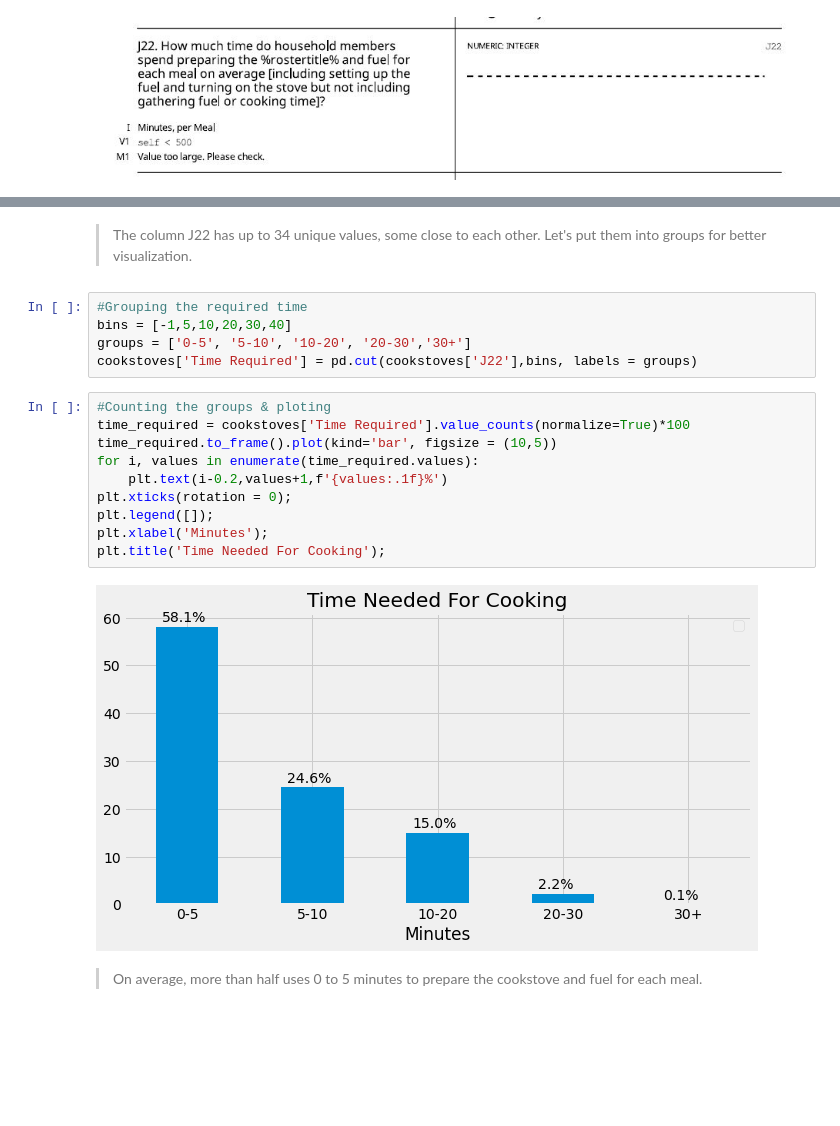
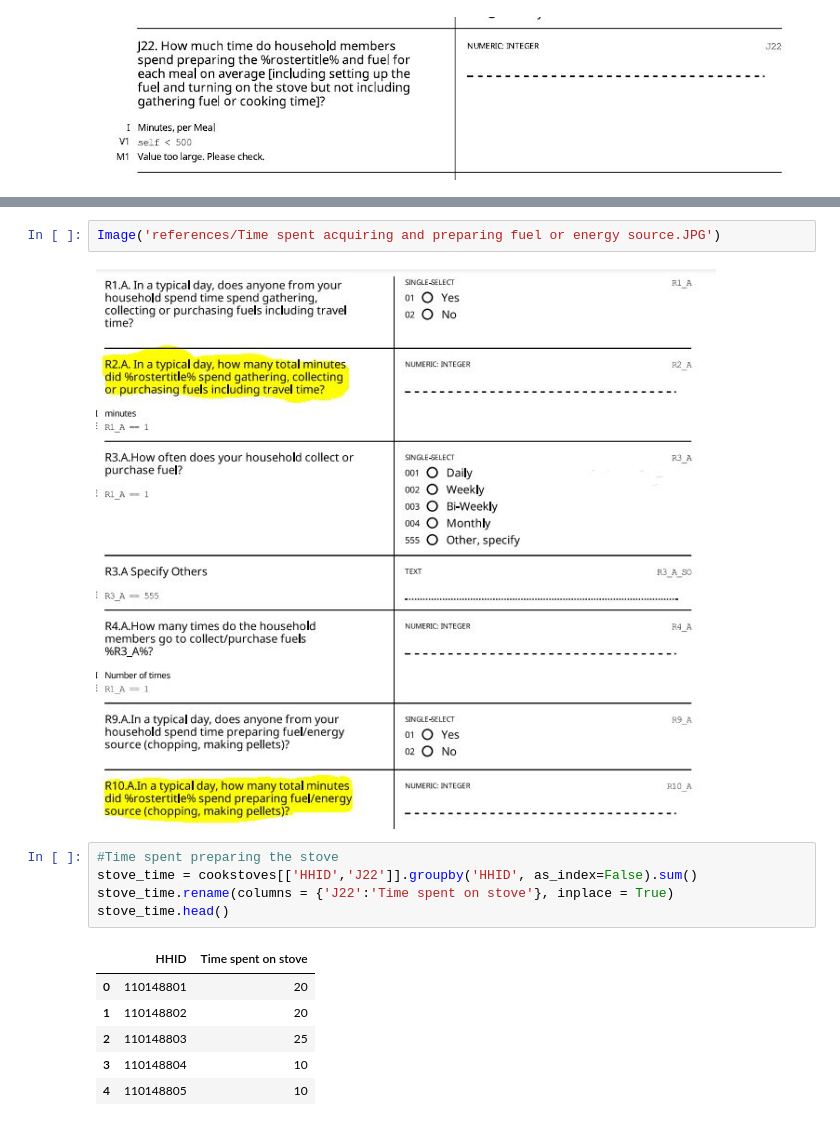
Before and after one commit to alfonsocaiazzo/esmap-mtf-data, a Jupyter notebook: Nepal/Nepal - Cook stove Analysis.ipynb, the cells around one changed output, grey strips where cells are left out. Drawn from its saved outputs; the diff is of its cells as text; blank space fills up the shorter version.

```diff
--- a/Nepal/Nepal - Cook stove Analysis.ipynb
+++ b/Nepal/Nepal - Cook stove Analysis.ipynb
@@ -417,21 +408,16 @@ Name: J22, dtype: int64
-# %% [markdown]
-> The column J22 has up to 34 unique values, some close to each other. Let's put them into groups for better visualization.
-# %%
-#Grouping the required time
-bins = [-1,5,10,20,30,40]
-groups = ['0-5', '5-10', '10-20', '20-30','30+']
-cookstoves['Time Required'] = pd.cut(cookstoves['J22'],bins, labels = groups)
-# %%
-#Counting the groups & ploting
-time_required = cookstoves['Time Required'].value_counts(normalize=True)*100
-time_required.to_frame().plot(kind='bar', figsize = (10,5))
-for i, values in enumerate(time_required.values):
-    plt.text(i-0.2,values+1,f'{values:.1f}%')
-plt.xticks(rotation = 0);
-plt.legend([]);
-plt.xlabel('Minutes');
-plt.title('Time Needed For Cooking');
-# %% [output]
-[figure, removed]
-# %% [markdown]
-> On average, more than half uses 0 to 5 minutes to prepare the cookstove and fuel for each meal.
+# %%
+Image('references/Time spent acquiring and preparing fuel or energy source.JPG')
+# %% [output]
+[figure, added]
+# %%
+#Time spent preparing the stove
+stove_time = cookstoves[['HHID','J22']].groupby('HHID', as_index=False).sum()
+stove_time.rename(columns = {'J22':'Time spent on stove'}, inplace = True)
+stove_time.head()
+# %% [output]
+|  | HHID | Time spent on stove |
+| 0 | 110148801 | 20 |
+| 1 | 110148802 | 20 |
+| 2 | 110148803 | 25 |
+| 3 | 110148804 | 10 |
+| 4 | 110148805 | 10 |
```
Also changed, not shown: parts of 22 cells of this notebook, 5 other files.
